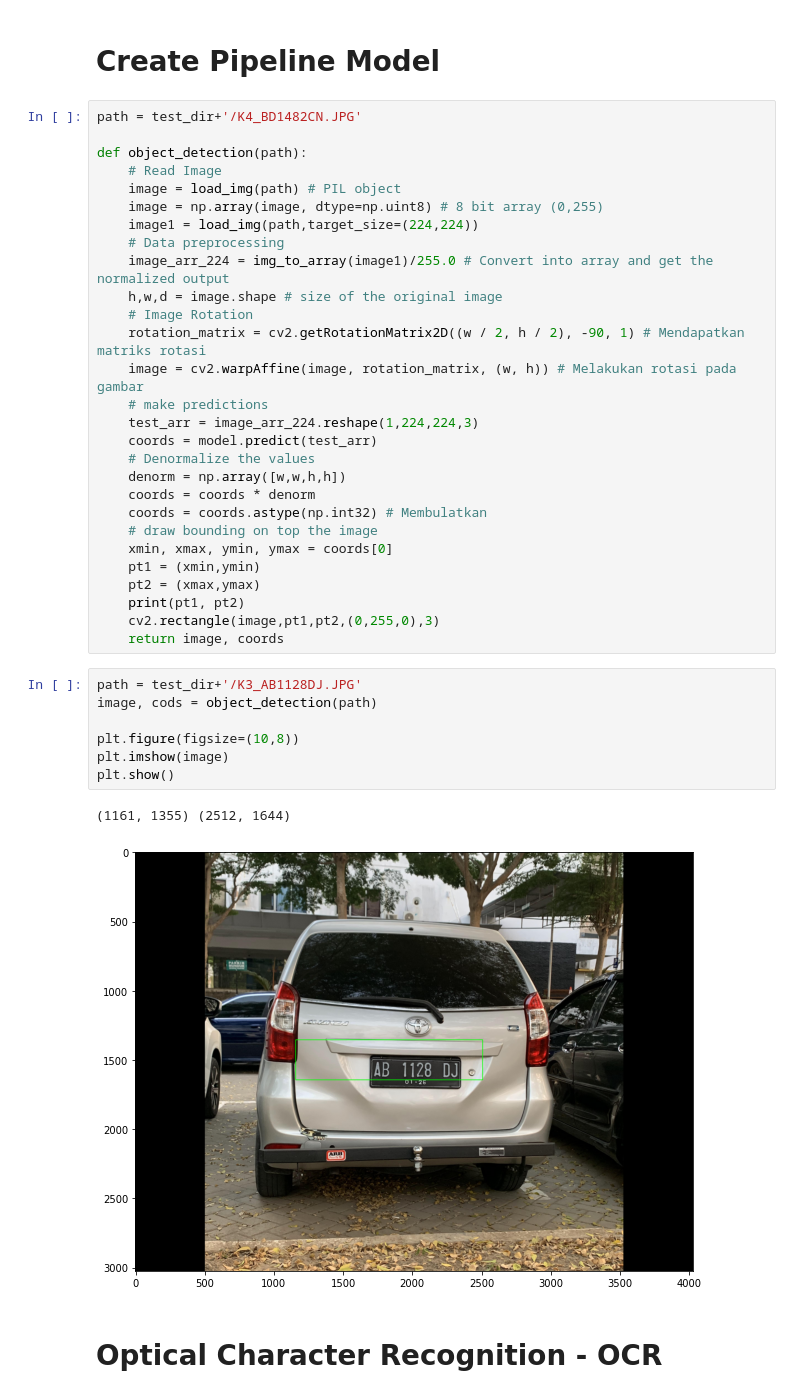
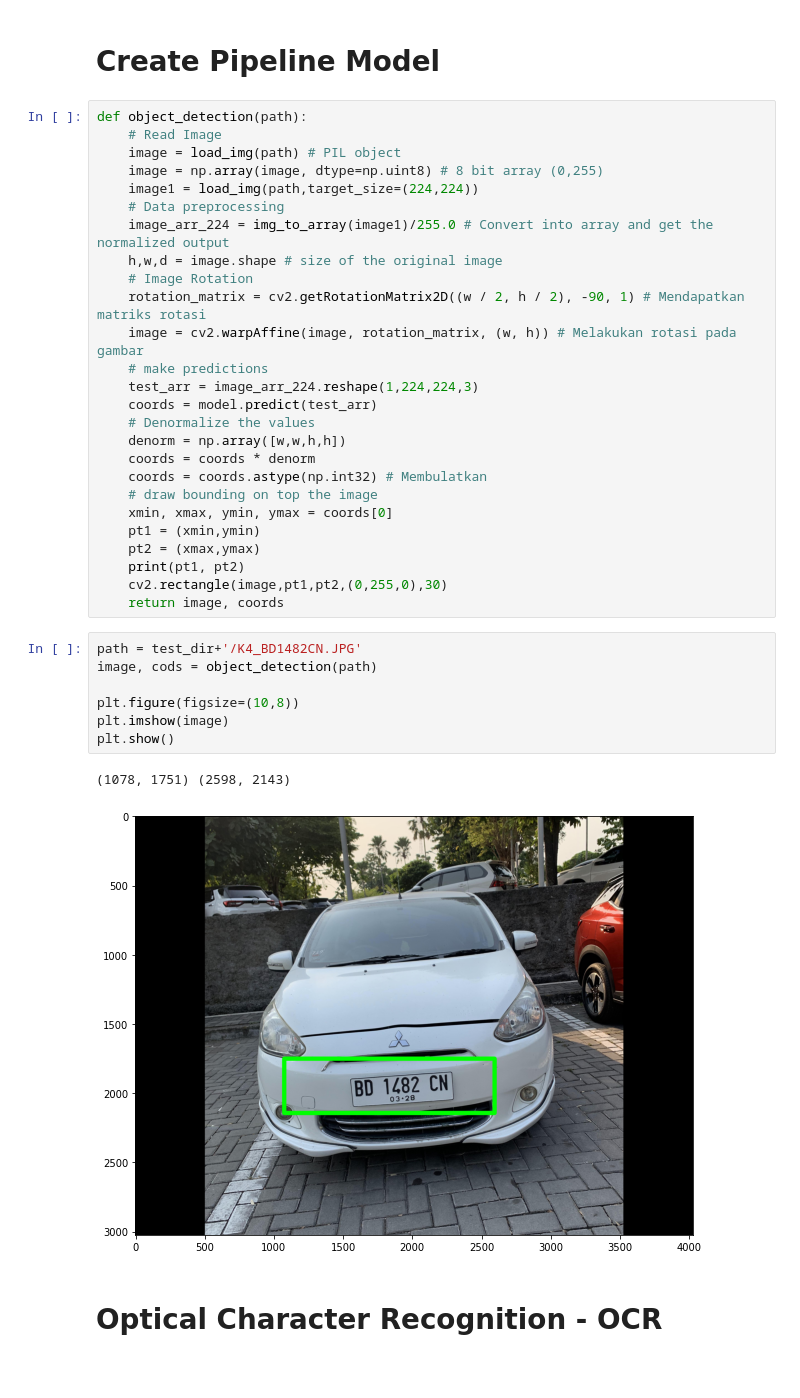
Before and after one commit to aqilwahid/Pengenal-Citra-Nomor-Kendaraan, a Jupyter notebook: Dataset/03_Make_Predictions.ipynb, the cells around one changed output. Cells and saved outputs as stored; diff of their text form.

```diff
--- a/Dataset/03_Make_Predictions.ipynb
+++ b/Dataset/03_Make_Predictions.ipynb
@@ -96,8 +96,6 @@ plt.show()
 # %% [markdown]
 # Create Pipeline Model
 # %%
-path = test_dir+'/K4_BD1482CN.JPG'
-
 def object_detection(path):
     # Read Image
     image = load_img(path) # PIL object
@@ -121,18 +119,18 @@ def object_detection(path):
     pt1 = (xmin,ymin)
     pt2 = (xmax,ymax)
     print(pt1, pt2)
-    cv2.rectangle(image,pt1,pt2,(0,255,0),3)
+    cv2.rectangle(image,pt1,pt2,(0,255,0),30)
     return image, coords
 # %%
-path = test_dir+'/K3_AB1128DJ.JPG'
+path = test_dir+'/K4_BD1482CN.JPG'
 image, cods = object_detection(path)
 
 plt.figure(figsize=(10,8))
 plt.imshow(image)
 plt.show()
 # %% [output]
-(1161, 1355) (2512, 1644)
+(1078, 1751) (2598, 2143)
-[figure, old version]
+[figure, new version]
 # %% [markdown]
 # Optical Character Recognition - OCR
 # %%
```
Also changed, not shown: parts of 5 cells of this notebook.
